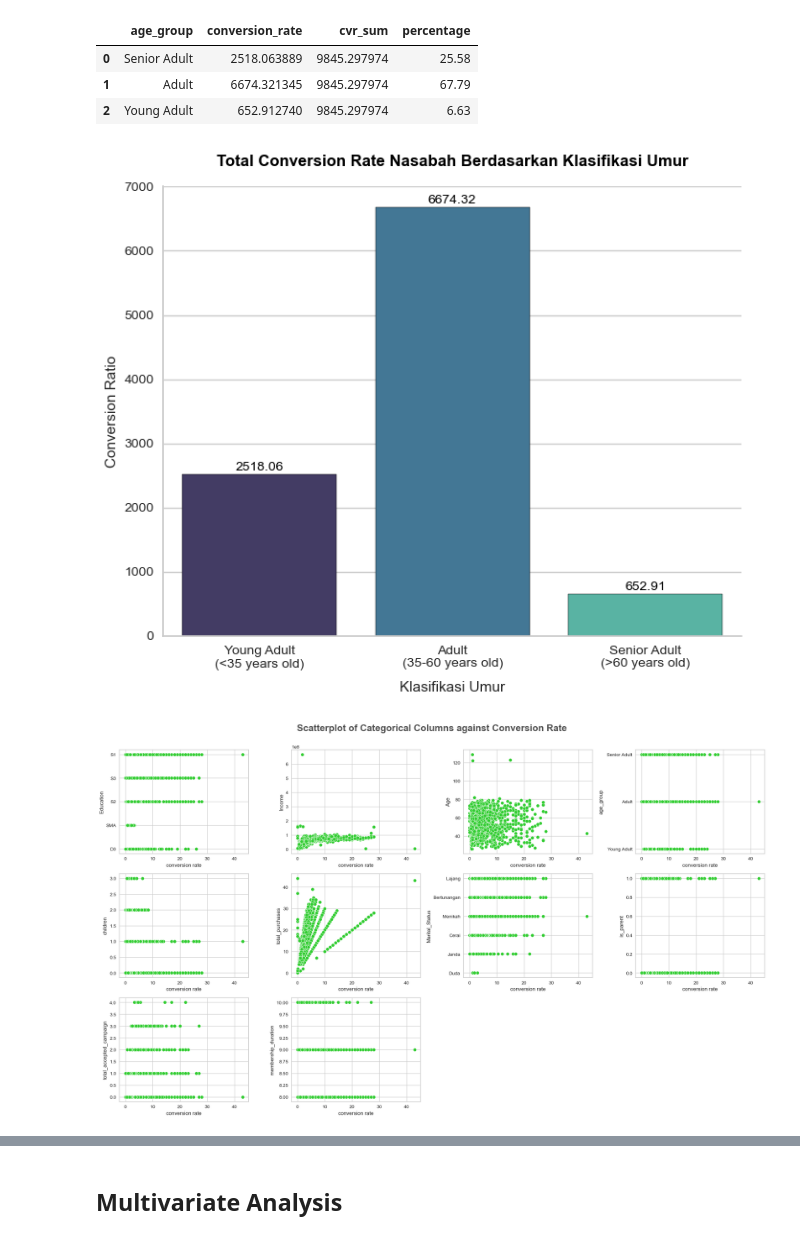
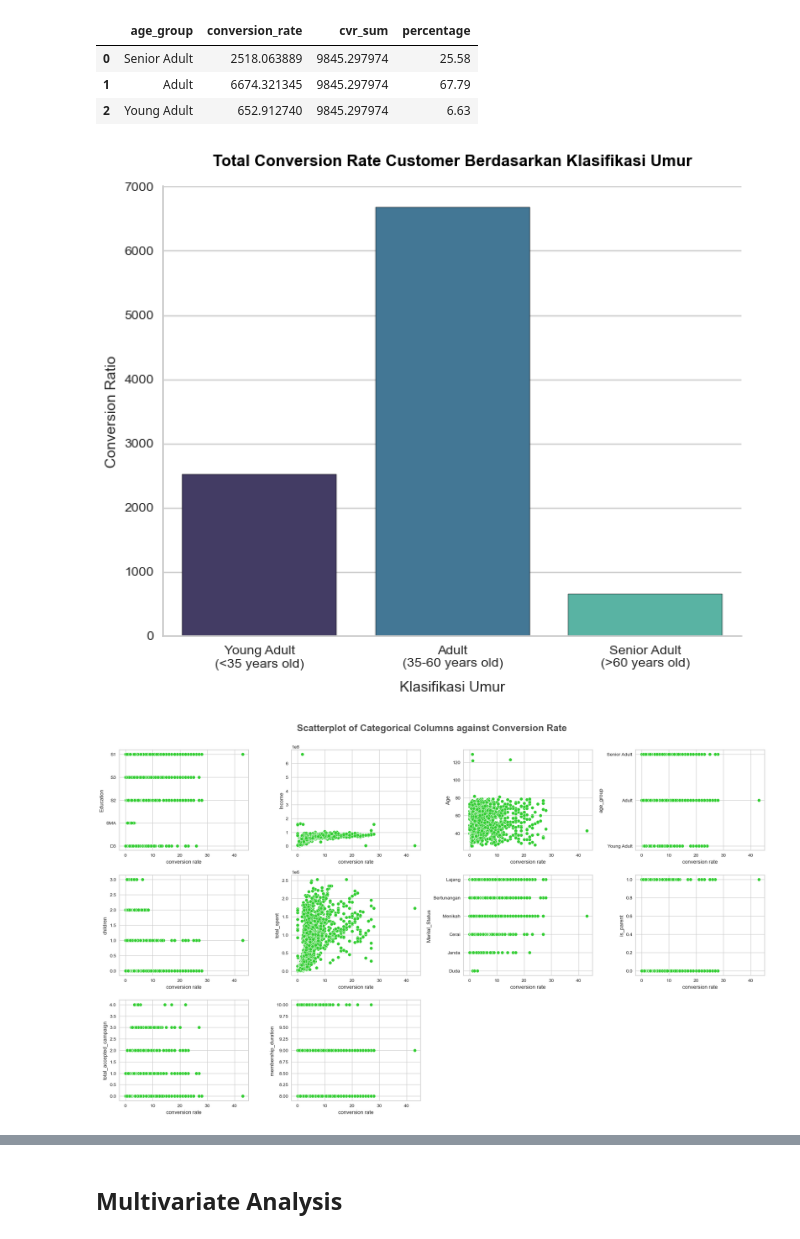
Before and after one commit to LimatanL/Predict-Customer-Personality-to-Boost-Marketing-Campaign-by-Using-Machine-Learning., a Jupyter notebook: dataset_cr.ipynb, the cells around one changed output, grey strips where cells are left out. Cells and saved outputs as stored; diff of their text form; code cells hidden in the pictures.

```diff
--- a/dataset_cr.ipynb
+++ b/dataset_cr.ipynb
@@ -189,11 +189,11 @@ df_prep['is_parent'] = np.where(df_prep['children']>0, 1, 0)
 # Total of accepted campaign
 df_prep['total_accepted_campaign']  = df_prep.loc[:, df_prep.columns.str.contains('AcceptedCmp')].sum(axis=1)
 
+# Total Spending
+df_prep['total_spent'] = df_prep[['MntCoke', 'MntFruits', 'MntMeatProducts', 'MntFishProducts', 'MntSweetProducts', 'MntGoldProds']].sum(axis=1)
+
 # Total Purchase Order except NumWebVisitsMonth
-df_prep['total_purchases'] = df_prep.loc[:, df_prep.columns.str.contains('Num') & ~df_prep.columns.str.contains('NumWebVisitsMonth')].sum(axis=1)
-
-# Total Amount
-total_amount = df_prep.loc[:, df_prep.columns.str.contains('Mnt')].sum(axis=1)
+df_prep['total_transaksi'] = df_prep[['NumWebPurchases', 'NumCatalogPurchases', 'NumStorePurchases', 'NumDealsPurchases']].sum(axis=1)
 
 # Age Group
 age_group = []
@@ -213,7 +213,8 @@ def cvr(x,y):
     if y == 0:
         return 0
     return x / y
-df_prep['conversion_rate'] = df_prep.apply(lambda x: cvr(x['total_purchases'],x['NumWebVisitsMonth']), axis=1)
+df_prep['conversion_rate'] = df_prep.apply(lambda x: cvr(x['total_transaksi'],x['NumWebVisitsMonth']), axis=1)
+
 
 # Total Years joined
 df_prep['membership_duration'] = 2022 - df_prep['Dt_Customer'].dt.year
@@ -295,26 +296,20 @@ cvr_agr
 | 2 | Young Adult | 652.912740 | 9845.297974 | 6.63 |
 # %%
 fig, ax = plt.subplots(figsize=(7, 6))
-plt.title("Total Conversion Rate Nasabah Berdasarkan Klasifikasi Umur", fontsize=12, color='black', weight='bold', pad=15)
+plt.title("Total Conversion Rate Customer Berdasarkan Klasifikasi Umur", fontsize=12, color='black', weight='bold', pad=15)
 sns.barplot(x='age_group', y='conversion_rate', data=cvr_agr, edgecolor='black', palette='mako')
 
 plt.ylabel('Conversion Ratio')
 plt.xlabel('Klasifikasi Umur', labelpad=8)
 plt.xticks(np.arange(3), ['Young Adult\n(<35 years old)', 'Adult\n(35-60 years old)', 'Senior Adult\n(>60 years old)'])
 
-for p in ax.patches:
-    height = p.get_height()
-    ax.annotate(f'{height:.2f}', (p.get_x() + p.get_width() / 2., height),
-                ha='center', va='center', fontsize=10, color='black', xytext=(0, 5),
-                textcoords='offset points')
-
 sns.despine()
 plt.tight_layout()
 plt.show()
 # %% [output]
-[figure, old version]
+[figure, new version]
 # %%
-cat=['Education','Income', 'Age', 'age_group', 'children', 'total_purchases', 'Marital_Status', 'is_parent', 'total_accepted_campaign','membership_duration']
+cat=['Education','Income', 'Age', 'age_group', 'children', 'total_spent', 'Marital_Status', 'is_parent', 'total_accepted_campaign','membership_duration']
 
 plt.figure(figsize=(20, 15))
 plt.suptitle('Scatterplot of Categorical Columns against Conversion Rate', fontsize=20, fontweight='bold', alpha=0.8, y=1.)
@@ -326,7 +321,7 @@ for i in range(0, len(cat)):
 plt.tight_layout()
 plt.show()
 # %% [output]
-[figure, old version]
+[figure, new version]
 # %%
 cat2=['Age', 'Income', 'total_accepted_campaign', 'children']
 
```
Also changed, not shown: parts of 55 cells of this notebook, 2 other files.
